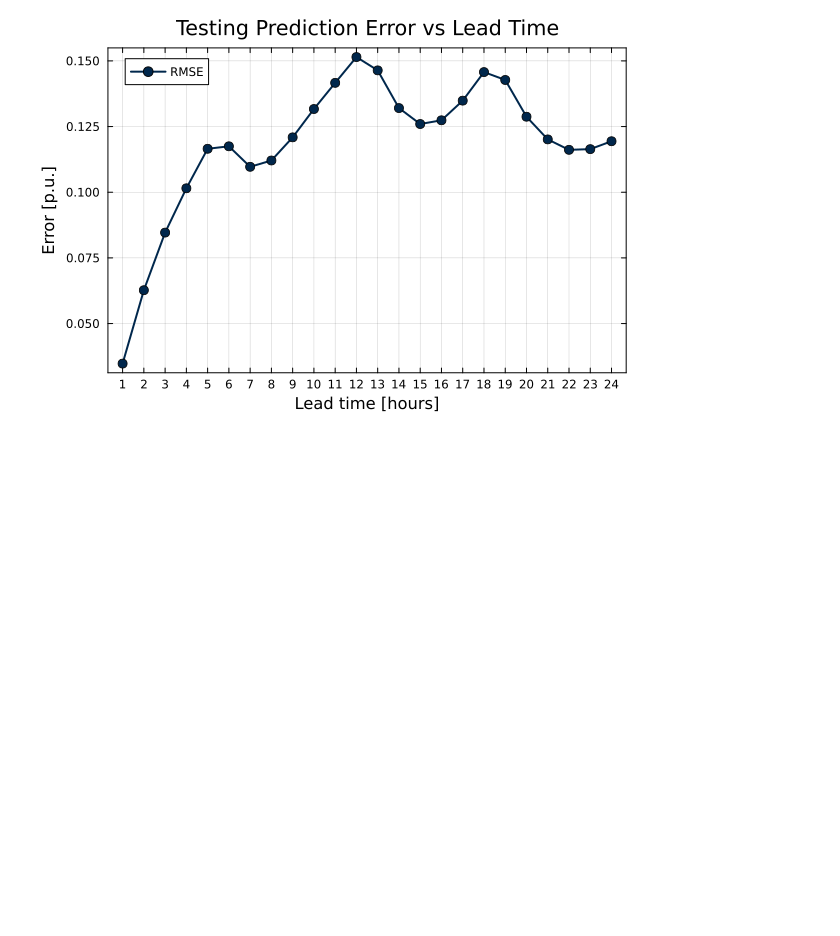
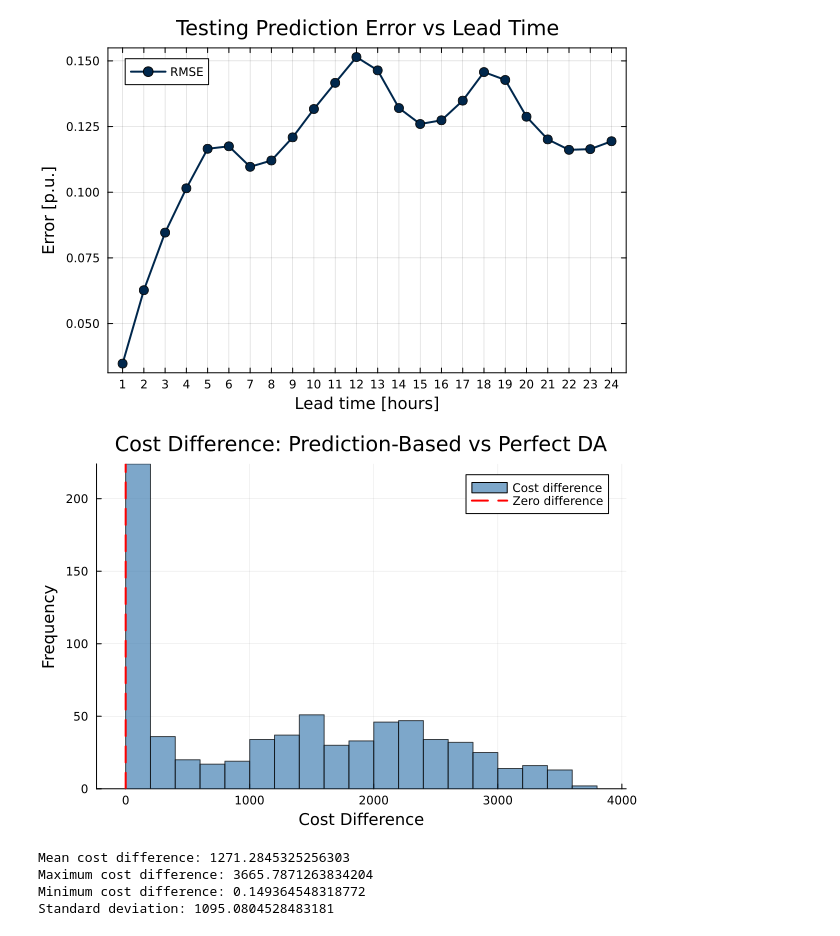
Before and after one commit to pcauchy1/DFL, a Jupyter notebook: RecursivePredictions_working.ipynb, the cells around one changed output. Saved outputs shown, nothing was run; the diff lists cells and outputs as text; code cells hidden in the pictures; blank space fills up the shorter version.

Commit message:
Adjusted cost functions, error analysis

```diff
--- a/RecursivePredictions_working.ipynb
+++ b/RecursivePredictions_working.ipynb
@@ -612,3 +612,80 @@ plot(
 display(current())
 # %% [output]
 [figure]
+# %%
+
+# ---------- Cost Difference: Perfect DA vs Prediction-Based DA ----------
+
+include("market_functions.jl")
+
+cost_difference = Float64[]
+
+# Convert normalized power to MW
+actual_power = Y_all[test] .* 50.0
+predicted_power = Y_test_pred[test] .* 50.0
+
+for i in eachindex(actual_power)
+
+    P_actual = actual_power[i]
+    P_predicted = predicted_power[i]
+
+    # Perfect day-ahead dispatch
+    _, cost_perfect = day_ahead_dispatch(600.0 - P_actual)
+
+    # Prediction-based day-ahead dispatch
+    Pg_DA, cost_DA = day_ahead_dispatch(600.0 - P_predicted)
+
+    # Real-time dispatch using actual power
+    _, _, cost_RT = real_time_dispatch(
+        Pg_DA,
+        600.0 - P_actual;
+        kup = 1.0,
+        kdown = 1.0
+    )
+
+    # Total prediction-based market cost
+    cost_prediction = cost_DA + cost_RT
+
+    # Cost difference
+    push!(cost_difference, cost_prediction - cost_perfect)
+
+end
+
+# ---------- Histogram ----------
+
+plo = histogram(
+    cost_difference,
+    bins = 30,
+    color = :steelblue,
+    alpha = 0.7,
+    linecolor = :black,
+    xlabel = "Cost Difference",
+    ylabel = "Frequency",
+    title = "Cost Difference: Prediction-Based vs Perfect DA",
+    label = "Cost difference",
+    legend = :topright
+)
+
+vline!(
+    plo,
+    [0.0],
+    color = :red,
+    linestyle = :dash,
+    lw = 2,
+    label = "Zero difference"
+)
+
+display(plo)
+
+# ---------- Summary Statistics ----------
+
+println("Mean cost difference: ", mean(cost_difference))
+println("Maximum cost difference: ", maximum(cost_difference))
+println("Minimum cost difference: ", minimum(cost_difference))
+println("Standard deviation: ", std(cost_difference))
+# %% [output]
+[figure, added]
+Mean cost difference: 1271.2845325256303
+Maximum cost difference: 3665.7871263834204
+Minimum cost difference: 0.149364548318772
+Standard deviation: 1095.0804528483181
```
Also changed, not shown: parts of 1 cell of this notebook, 3 other files.
